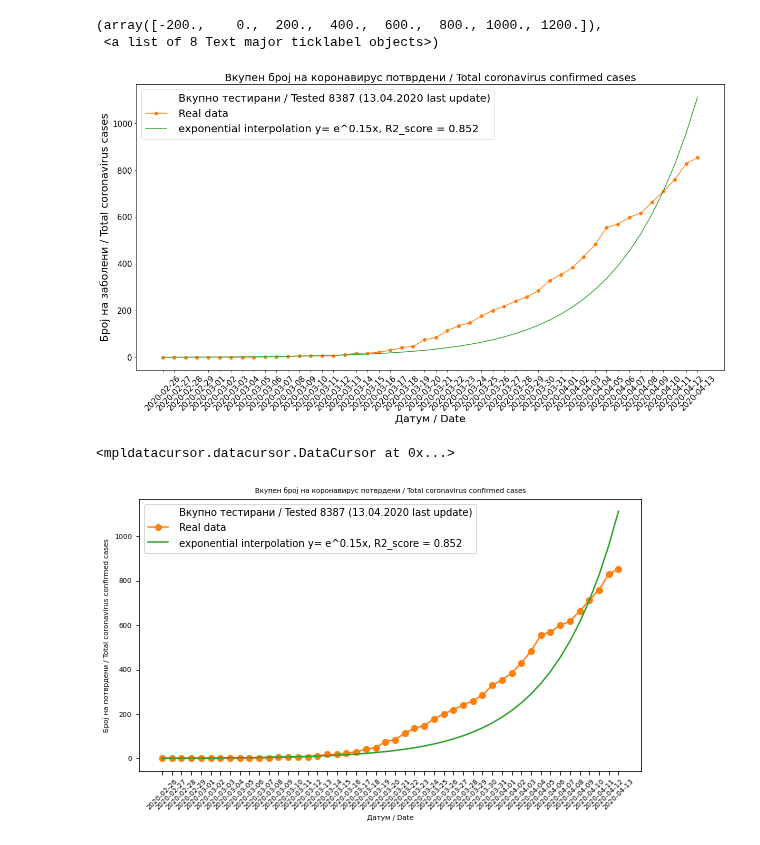
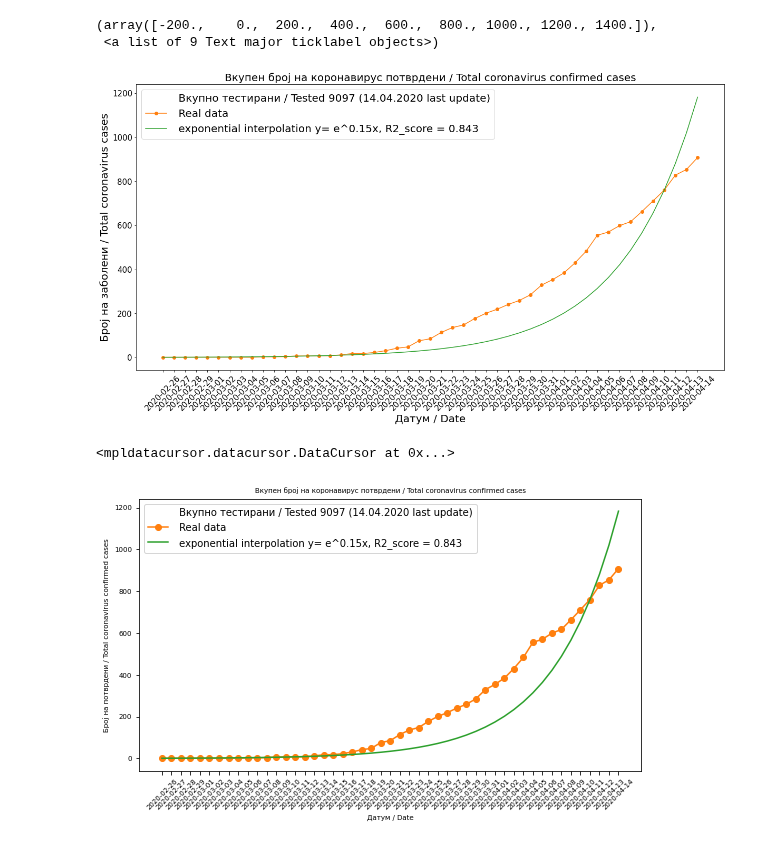
Before and after one commit to Sinisha12/ML_DL, a Jupyter notebook: corona/Covid_19_curves.ipynb, the cells around one changed output. Cells and saved outputs as stored; diff of their text form; code cells hidden in the pictures.

```diff
--- a/corona/Covid_19_curves.ipynb
+++ b/corona/Covid_19_curves.ipynb
@@ -42,7 +42,7 @@ y_exp_1 = func_1(x_data, *popt1)
 # %%
 y_exp_original = np.exp(0.2*x_data)
 # %%
-testirani = 2240 + 406 + 480 + 392 + 257 + 342 + 389 + 414 + 371 + 202 + 386 + 351 + 341 + 496 + 586 +404 +330
+testirani = 2240 + 406 + 480 + 392 + 257 + 342 + 389 + 414 + 371 + 202 + 386 + 351 + 341 + 496 + 586 +404 +330 + 710
 # %%
 R2 = r2_score(y_data, y_exp)
 R2
@@ -124,6 +124,6 @@ plt.yticks(fontsize=15)
 # %%
 plt.figure(figsize=(20,10))
-plt.plot([], [], ' ', label=" Вкупно тестирани / Tested %d (13.04.2020 last update)" %testirani)
+plt.plot([], [], ' ', label=" Вкупно тестирани / Tested %d (14.04.2020 last update)" %testirani)
 plt.plot(df['datum'],df['vkupno_novi'],'-o', label = ' Real data')
 #plt.plot(df['datum'],y, label = ' polinomial interpolation y= %2.2fx^2 %2.2fx %+2.2f' % tuple(kvadratni))
 plt.plot(df['datum'], y_exp_1, label = ' exponential interpolation y= e^%2.2fx, R2_score = %2.3f ' % tuple(parametri1))
@@ -135,28 +135,28 @@ plt.ylabel("Број на заболени / Total coronavirus cases", fontsize=
 plt.xticks(fontsize=15, rotation = '45')
 plt.yticks(fontsize=15)
 # %% [output]
-(array([-200.,    0.,  200.,  400.,  600.,  800., 1000., 1200.]),
- <a list of 8 Text major ticklabel objects>)
+(array([-200.,    0.,  200.,  400.,  600.,  800., 1000., 1200., 1400.]),
+ <a list of 9 Text major ticklabel objects>)
-[figure, old version]
+[figure, new version]
 # %%
 #%matplotlib notebook
 ### INTERACTIVE
 plt.figure(figsize=(9,5))
-plt.plot([], [], ' ', label=" Вкупно тестирани / Tested %d (13.04.2020 last update)" %testirani)
+plt.plot([], [], ' ', label=" Вкупно тестирани / Tested %d (14.04.2020 last update)" %testirani)
 plt.plot(df['datum'],df['vkupno_novi'],'-o', label = ' Real data')
 #plt.plot(df['datum'],y, label = ' polinomial interpolation y= %2.2fx^2 %2.2fx %+2.2f' % tuple(kvadratni))
 plt.plot(df['datum'], y_exp_1, label = ' exponential interpolation y= e^%2.2fx, R2_score = %2.3f ' % tuple(parametri1))
 #plt.plot(df['datum'], y_exp, label = ' exponential interpolation y= %2.2fe^%2.2fx %+2.2f, R2_score = %2.3f' % tuple(parametri))
 plt.legend(fontsize=10)
 plt.title("Вкупен број на коронавирус потврдени / Total coronavirus confirmed cases", fontsize=7)
 plt.xlabel("Датум / Date", fontsize=7)
 plt.ylabel("Број на потврдени / Total coronavirus confirmed cases", fontsize=7)
 plt.xticks(fontsize=7, rotation = '45')
 plt.yticks(fontsize=7)
 datacursor(hover=True)
 # %% [output]
 <mpldatacursor.datacursor.DataCursor at 0x...>
-[figure, old version]
+[figure, new version]
 # %%
 plt.figure(figsize=(20,10))
 plt.plot([], [], ' ', label=" Вкупно тестирани / Tested %d (13.04.2020 last update)" %testirani)
```
Also changed, not shown: parts of 12 cells of this notebook, 3 other files.
